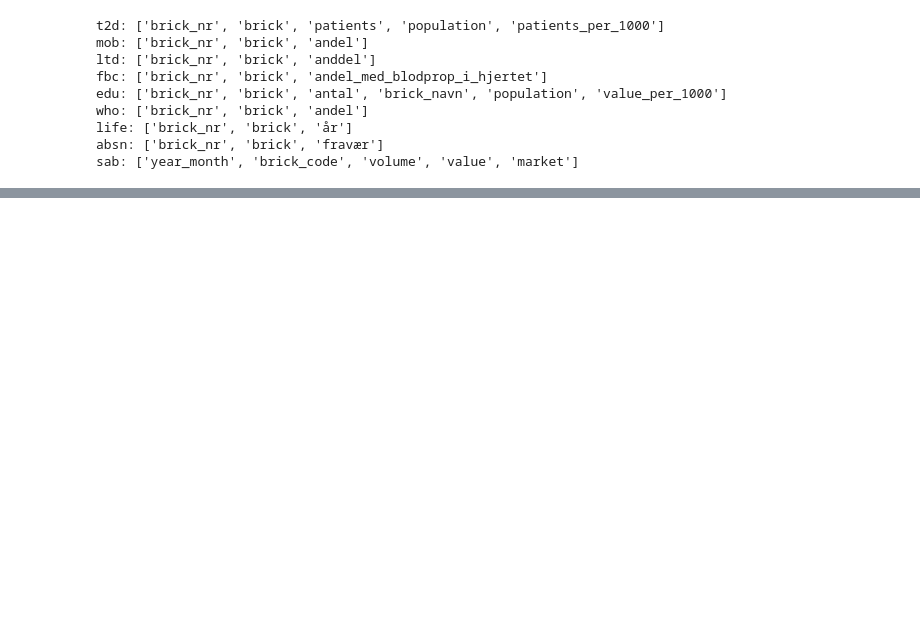
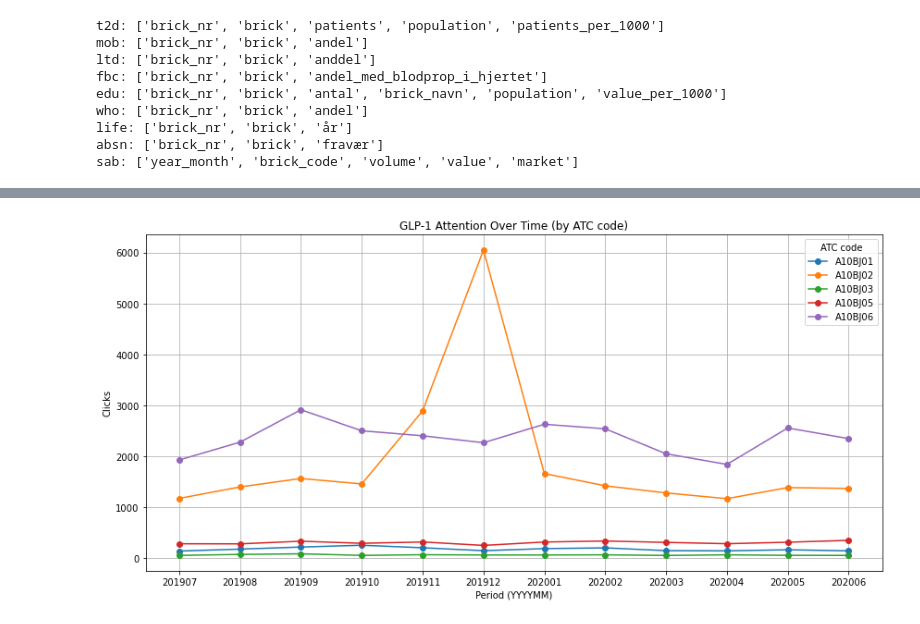
Before and after one commit to sille97/bigdata, a Jupyter notebook: code/eda.ipynb, the cells around one changed output, grey strips where cells are left out. Cells and saved outputs as stored; diff of their text form; code cells hidden in the pictures; blank space fills up the shorter version.

```diff
--- a/code/eda.ipynb
+++ b/code/eda.ipynb
@@ -129,0 +301,26 @@ sab: ['year_month', 'brick_code', 'volume', 'value', 'market']
+# %%
+# Filter only GLP-1
+att_glp1 = att_grouped[att_grouped["market"].str.upper() == "GLP-1"]
+
+# Group by month and ATC code
+glp1_trend = (
+    att_glp1.groupby(["period_id", "who_atc_code"], as_index=False)["clicks"]
+            .sum()
+            .sort_values(["who_atc_code", "period_id"])
+)
+
+# Plot one line per ATC code
+plt.figure(figsize=(12,6))
+for code in glp1_trend["who_atc_code"].unique():
+    subset = glp1_trend[glp1_trend["who_atc_code"] == code]
+    plt.plot(subset["period_id"], subset["clicks"], marker="o", label=code)
+
+plt.title("GLP-1 Attention Over Time (by ATC code)")
+plt.xlabel("Period (YYYYMM)")
+plt.ylabel("Clicks")
+plt.legend(title="ATC code")
+plt.grid(True)
+plt.tight_layout()
+plt.show()
+# %% [output]
+[figure, added]
```
Also changed, not shown: parts of 19 cells of this notebook, 1 other file.
